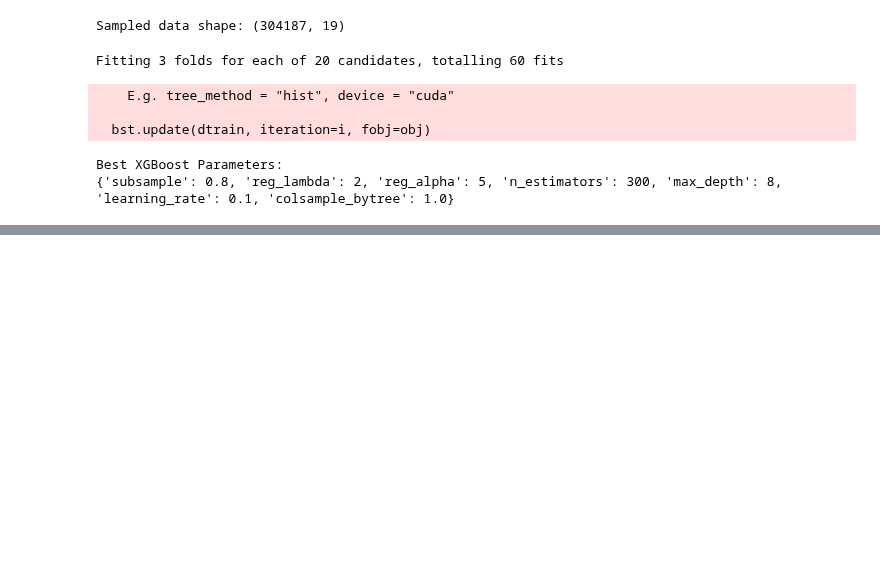
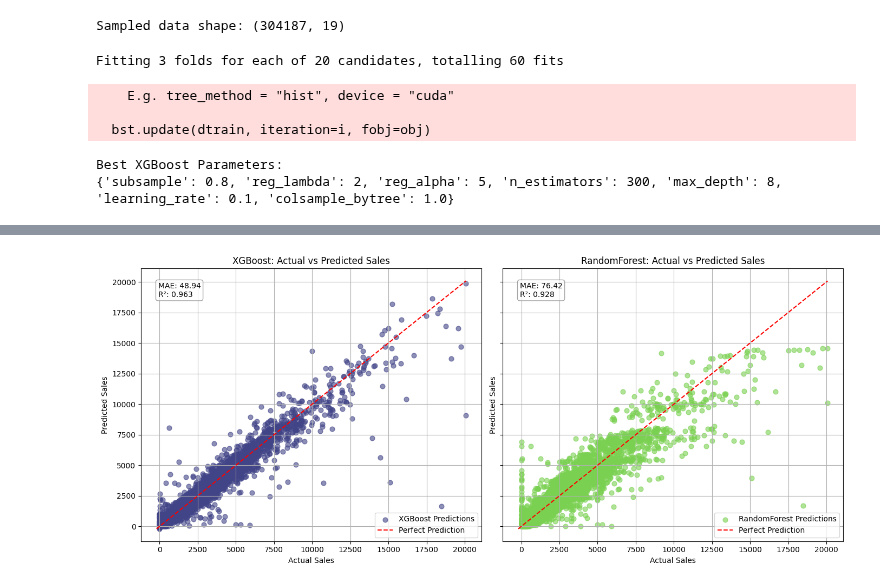
Before and after one commit to gregloos/Store-Sales-Forecasting, a Jupyter notebook: Compeleted_model.ipynb, the cells around one changed output, grey strips where cells are left out. Cells and saved outputs as stored; diff of their text form; code cells hidden in the pictures; blank space fills up the shorter version.

```diff
--- a/Compeleted_model.ipynb
+++ b/Compeleted_model.ipynb
@@ -190,0 +319,52 @@ Best XGBoost Parameters:
+# %%
+# Actual vs Predicted Sales
+X_test_data, y_test_data = X_test, y_test  # adjust if your variable names differ
+models = {
+    "XGBoost":      best_xgb,
+    "RandomForest": best_rf,
+}
+
+# Get predictions
+preds = {name: model.predict(X_test_data) for name, model in models.items()}
+
+# Set up subplots
+fig, axes = plt.subplots(1, 2, figsize=(14, 6), sharex=True, sharey=True)
+cmap = plt.get_cmap("viridis")
+colors = [cmap(0.2), cmap(0.8)]  # pick two distinct viridis colors
+
+# Determine common plot limits
+all_actual = y_test_data
+all_predicted = np.concatenate(list(preds.values()))
+mn = min(all_actual.min(), all_predicted.min())
+mx = max(all_actual.max(), all_predicted.max())
+
+for ax, (name, y_pred), color in zip(axes, preds.items(), colors):
+    # scatter
+    ax.scatter(y_test_data, y_pred, alpha=0.6, s=40, color=color, label=f"{name} Predictions")
+    # perfect-prediction line
+    ax.plot([mn, mx], [mn, mx], linestyle="--", color="red", label="Perfect Prediction")
+
+    # metrics
+    mae = mean_absolute_error(y_test_data, y_pred)
+    r2  = r2_score(y_test_data, y_pred)
+    text = f"MAE: {mae:.2f}\nR²: {r2:.3f}"
+    ax.text(
+        0.05, 0.95, text,
+        transform=ax.transAxes,
+        fontsize=10,
+        va="top",
+        bbox=dict(facecolor="white", edgecolor="gray", alpha=0.7, boxstyle="round")
+    )
+
+    # labels & title
+    ax.set_title(f"{name}: Actual vs Predicted Sales")
+    ax.set_xlabel("Actual Sales")
+    ax.set_ylabel("Predicted Sales")
+    ax.grid(True)
+    ax.legend()
+
+# tighten & show
+fig.tight_layout()
+plt.show()
+# %% [output]
+[figure, added]
```
Also changed, not shown: parts of 4 cells of this notebook.
